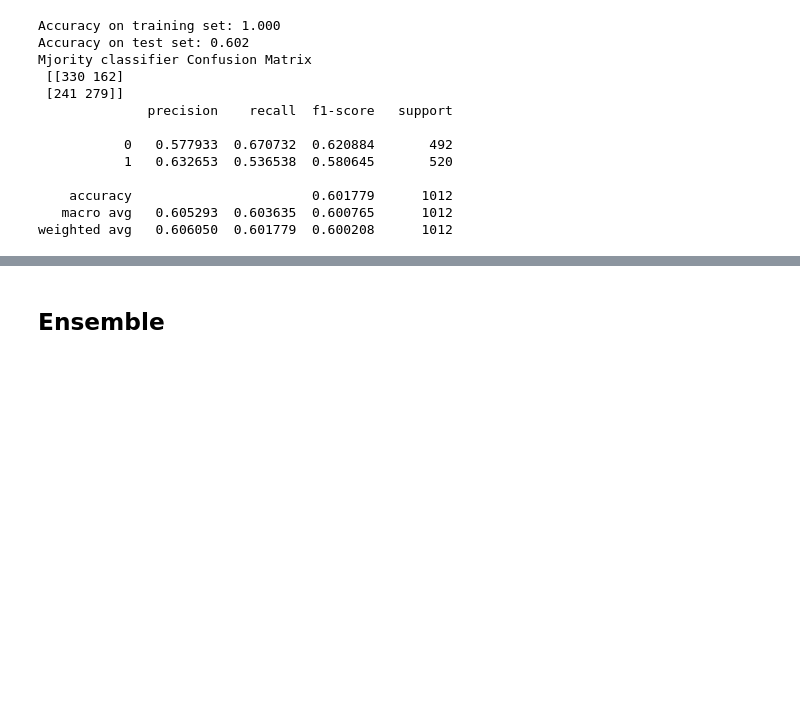
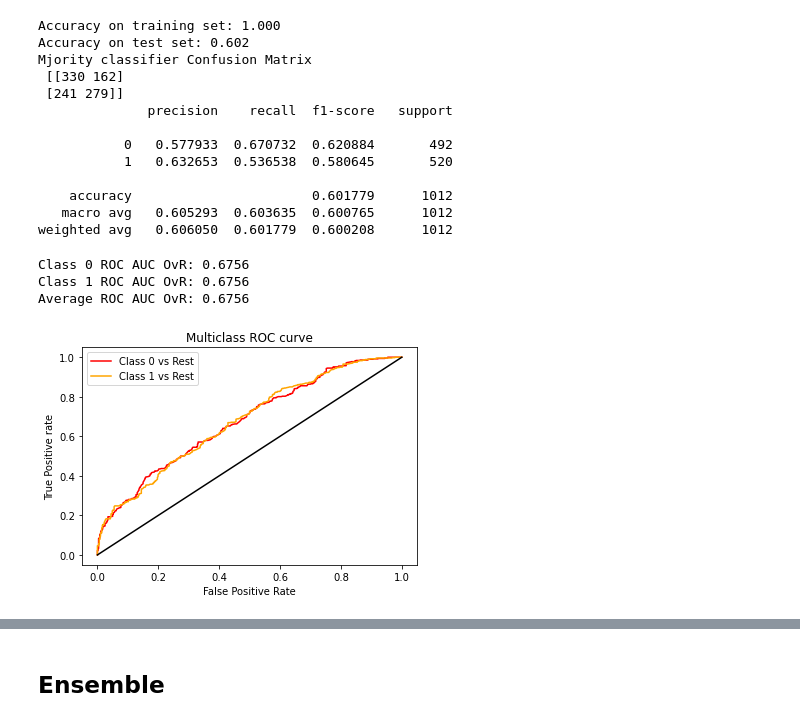
Before and after one commit to Shaunmak1214/data-mining-project, a Jupyter notebook: C_WashItem.ipynb, the cells around one changed output, grey strips where cells are left out. Saved outputs shown, nothing was run; the diff lists cells and outputs as text; code cells hidden in the pictures; blank space fills up the shorter version.

Commit message:
feat: ran smote for knn

```diff
--- a/C_WashItem.ipynb
+++ b/C_WashItem.ipynb
@@ -565,16 +565,16 @@ XSMOTE_train, XSMOTE_test, ySMOTE_train, ySMOTE_test = train_test_split(X, y.val
 columns = XSMOTE_train.columns
 os_data_X, os_data_y = os.fit_resample(XSMOTE_train, ySMOTE_train)
 os_data_X = pd.DataFrame(data=os_data_X, columns=columns)
-os_data_y = pd.DataFrame(data=os_data_y, columns=['Num_of_Baskets'])
+os_data_y = pd.DataFrame(data=os_data_y, columns=['Wash_Item'])
 
 # we can Check the numbers of our data
 print("length of oversampled data is ",len(os_data_X))
-print("Number of 1 in oversampled data",len(os_data_y[os_data_y['Num_of_Baskets']==0]))
-print("Number of 2",len(os_data_y[os_data_y['Num_of_Baskets']==1]))
-print("Number of 3",len(os_data_y[os_data_y['Num_of_Baskets']==2]))
-print("Proportion of 1 data in oversampled data is ",len(os_data_y[os_data_y['Num_of_Baskets']==0])/len(os_data_X))
-print("Proportion of 2 data in oversampled data is ",len(os_data_y[os_data_y['Num_of_Baskets']==1])/len(os_data_X))
-print("Proportion of 3 data in oversampled data is ",len(os_data_y[os_data_y['Num_of_Baskets']==2])/len(os_data_X))
+print("Number of 1 in oversampled data",len(os_data_y[os_data_y['Wash_Item']==0]))
+print("Number of 2",len(os_data_y[os_data_y['Wash_Item']==1]))
+print("Number of 3",len(os_data_y[os_data_y['Wash_Item']==2]))
+print("Proportion of 1 data in oversampled data is ",len(os_data_y[os_data_y['Wash_Item']==0])/len(os_data_X))
+print("Proportion of 2 data in oversampled data is ",len(os_data_y[os_data_y['Wash_Item']==1])/len(os_data_X))
+print("Proportion of 3 data in oversampled data is ",len(os_data_y[os_data_y['Wash_Item']==2])/len(os_data_X))
 # %% [output]
 length of oversampled data is  2530
 Number of 1 in oversampled data 1265
@@ -621,3 +621,44 @@ Mjority classifier Confusion Matrix
     accuracy                       0.601779      1012
    macro avg   0.605293  0.603635  0.600765      1012
 weighted avg   0.606050  0.601779  0.600208      1012
+# %%
+fpr = {}
+tpr = {}
+thresh ={}
+n_class = imp_df['Wash_Item'].nunique()
+classes = rf.classes_
+roc_auc_ovr = {}
+
+for i in range(n_class):
+    fpr[i], tpr[i], thresh[i] = roc_curve(ySMOTE_test, prob_RF[:,i], pos_label=i)
+    c = classes[i]
+    df_aux = XSMOTE_test.copy()
+    df_aux['class'] = [1 if y == c else 0 for y in ySMOTE_test]
+    df_aux['prob'] = prob_RF[:, i]
+    df_aux = df_aux.reset_index(drop = True)
+    roc_auc_ovr[c] = roc_auc_score(df_aux['class'], df_aux['prob'])
+
+avg_roc_auc = 0
+i = 0
+with open('SMOTE_WASH_ITEM_RF_2_AUC.txt', 'w') as f:
+    for k in roc_auc_ovr:
+        avg_roc_auc += roc_auc_ovr[k]
+        i += 1
+        f.write(f"Class {k} ROC AUC OvR: {roc_auc_ovr[k]:.4f}\n")
+        print(f"Class {k} ROC AUC OvR: {roc_auc_ovr[k]:.4f}")
+    print(f"Average ROC AUC OvR: {avg_roc_auc/i:.4f}")
+    f.write(f"Average ROC AUC OvR: {avg_roc_auc/i:.4f}")
+
+# plotting
+plt.plot(fpr[0], tpr[0], color='red', label='Class 0 vs Rest')
+plt.plot(fpr[1], tpr[1], color='orange', label='Class 1 vs Rest')
+plt.plot([0, 1], [0, 1], color='black', linestyle='-')
+plt.title('Multiclass ROC curve')
+plt.xlabel('False Positive Rate')
+plt.ylabel('True Positive rate')
+plt.legend(loc='best').figure.savefig('SMOTE_WASHITEM_RF_2_ROC.png')
+# %% [output]
+Class 0 ROC AUC OvR: 0.6756
+Class 1 ROC AUC OvR: 0.6756
+Average ROC AUC OvR: 0.6756
+[figure, added]
```
Also changed, not shown: parts of 2 cells of this notebook, 7 other files.
